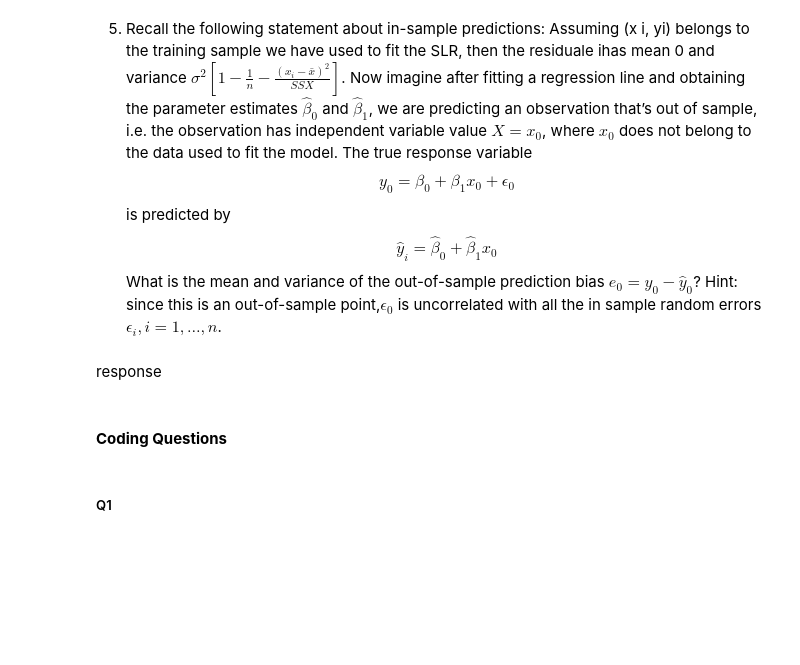
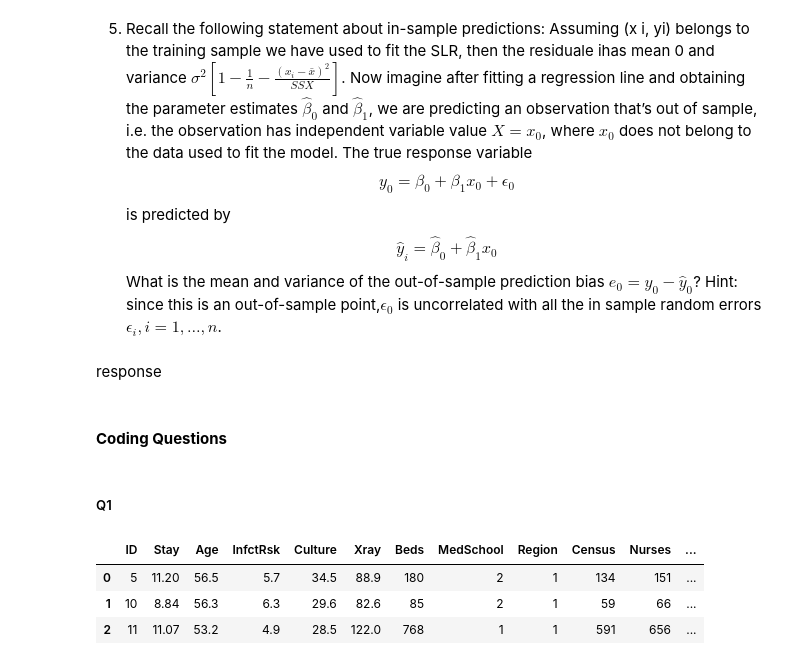
Before and after one commit to Branflakes333/linear_regression, a Jupyter notebook: HW/HW2/HW2.ipynb, the cells around one changed output. Drawn from its saved outputs; the diff is of its cells as text; code cells hidden in the pictures; blank space fills up the shorter version.

```diff
--- a/HW/HW2/HW2.ipynb
+++ b/HW/HW2/HW2.ipynb
@@ -83,4 +83,23 @@ response
 #### **Coding Questions**
 # %% [markdown]
 ##### Q1
+# %%
+# Setup
+import numpy as np
+import pandas as pd
+from plotnine import *
+from sklearn.linear_model import LinearRegression
+from scipy import stats
+
+
+data = pd.read_csv("../../data/hospital_infection.csv")
+X = data['Stay'].values
+Y=data['InfctRsk'].values
+
+data.head(3)
+# %% [output]
+|  | ID | Stay | Age | InfctRsk | Culture | Xray | Beds | MedSchool | Region | Census | Nurses | ... |
+| 0 | 5 | 11.20 | 56.5 | 5.7 | 34.5 | 88.9 | 180 | 2 | 1 | 134 | 151 | ... |
+| 1 | 10 | 8.84 | 56.3 | 6.3 | 29.6 | 82.6 | 85 | 2 | 1 | 59 | 66 | ... |
+| 2 | 11 | 11.07 | 53.2 | 4.9 | 28.5 | 122.0 | 768 | 1 | 1 | 591 | 656 | ... |
 # %% [markdown]
```
Also changed, not shown: parts of 19 cells of this notebook.
